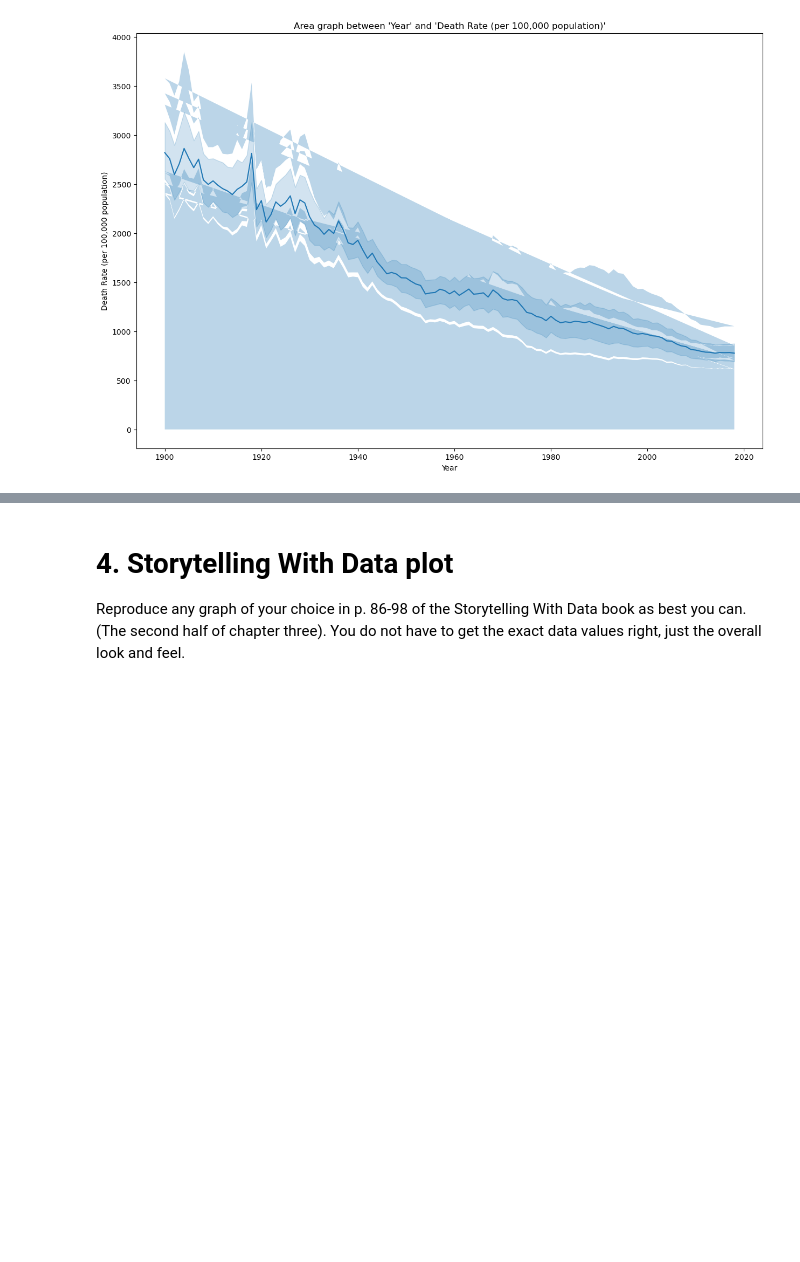
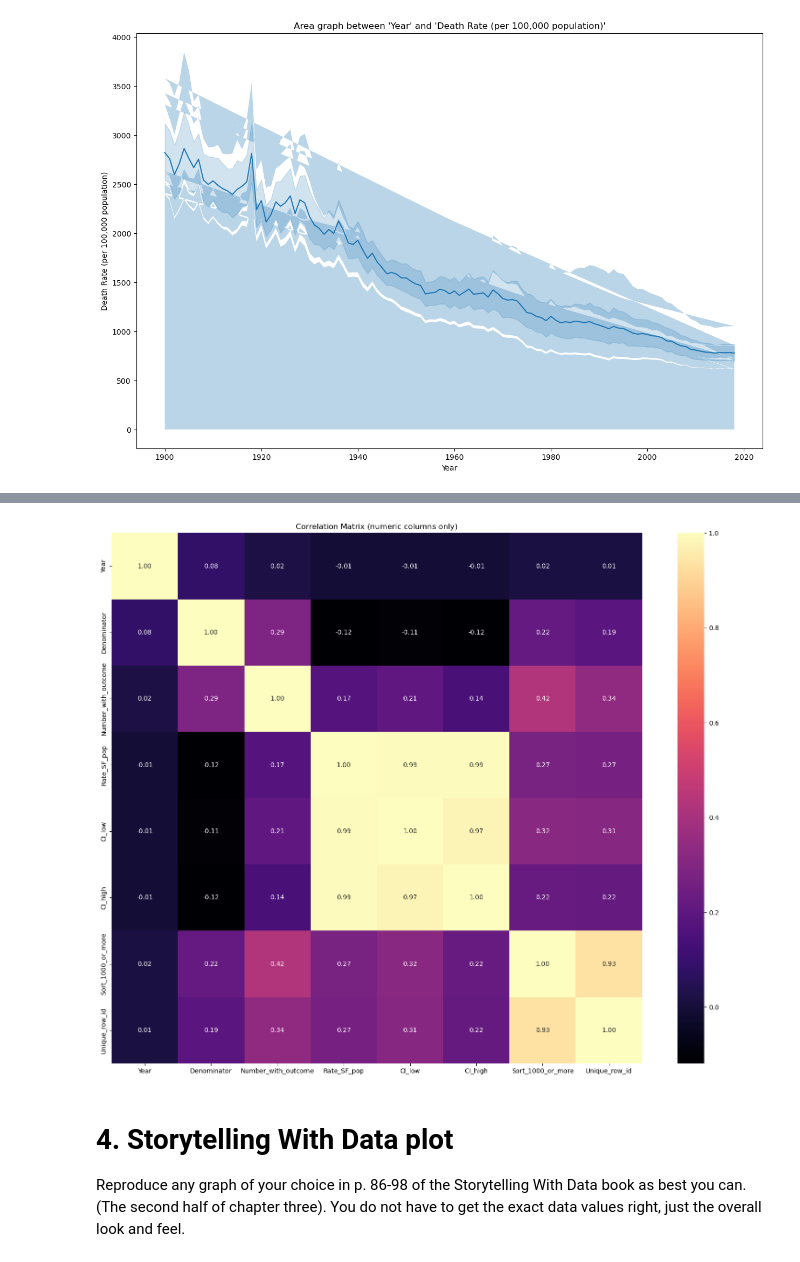
Before and after one commit to veniola/Module-B-semester-2, a Jupyter notebook: OMDS-ModB2-Week6-Eniola-Victoria.ipynb, the cells around one changed output, grey strips where cells are left out. Drawn from its saved outputs; the diff is of its cells as text; code cells hidden in the pictures; blank space fills up the shorter version.

```diff
--- a/OMDS-ModB2-Week6-Eniola-Victoria.ipynb
+++ b/OMDS-ModB2-Week6-Eniola-Victoria.ipynb
@@ -202,3 +316,21 @@ plt.show()
+# %%
+# Find correlations between all pairs of variables (numeric columns only)
+
+# select numeric columns
+numeric_df = sfgov_encoded.select_dtypes(include=[np.number])
+
+# drop boolean dummy columns to avoid creating an extremely large correlation matrix
+#if any(numeric_df.dtypes == bool):
+	#numeric_df = numeric_df.loc[:, numeric_df.dtypes != bool]
+
+# compute correlation on remaining numeric columns
+correlation_matrix = numeric_df.corr()
+plt.figure(figsize=(20, 15))
+sns.heatmap(correlation_matrix, annot=True, fmt=".2f", cmap="magma", square=True)
+plt.title("Correlation Matrix (numeric columns only)")
+plt.show()
+# %% [output]
+[figure, added]
 # %% [markdown]
 # 4. Storytelling With Data plot
 
```
Also changed, not shown: parts of 7 cells of this notebook, 3 other files.
